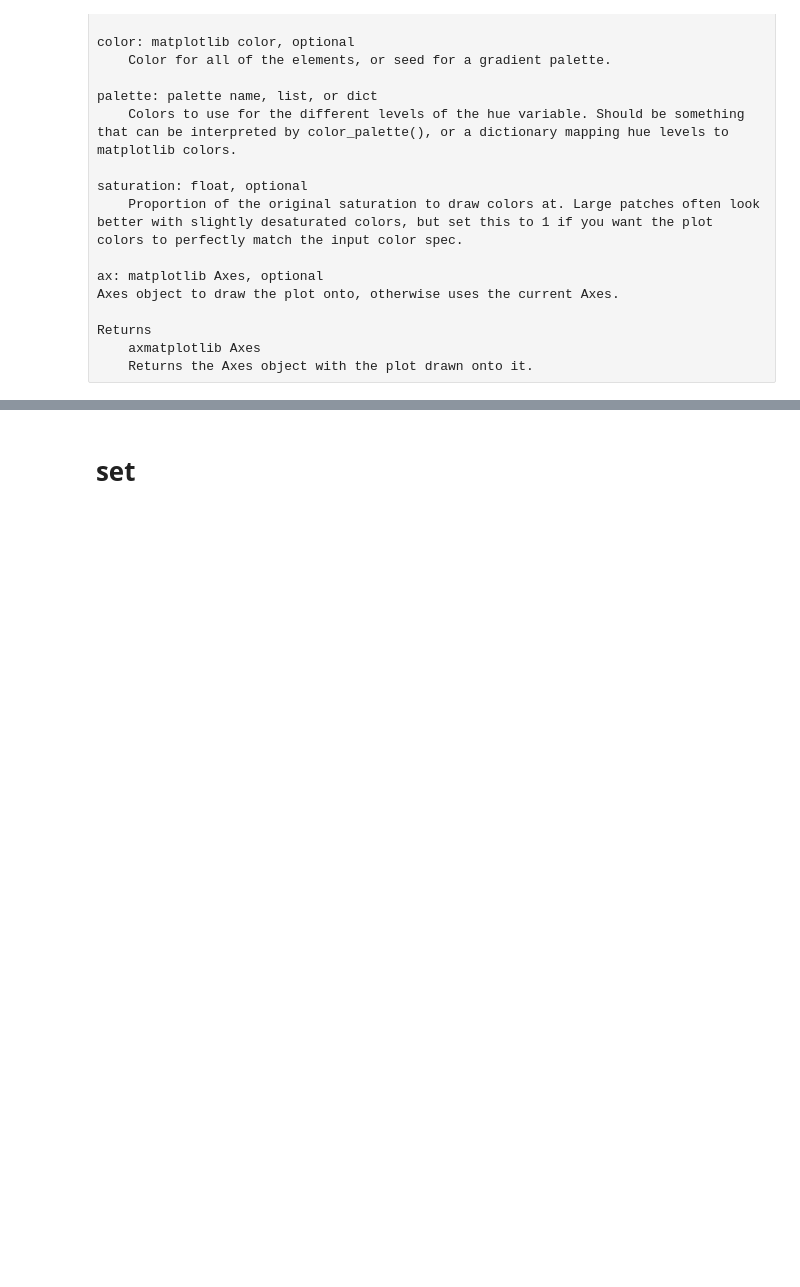
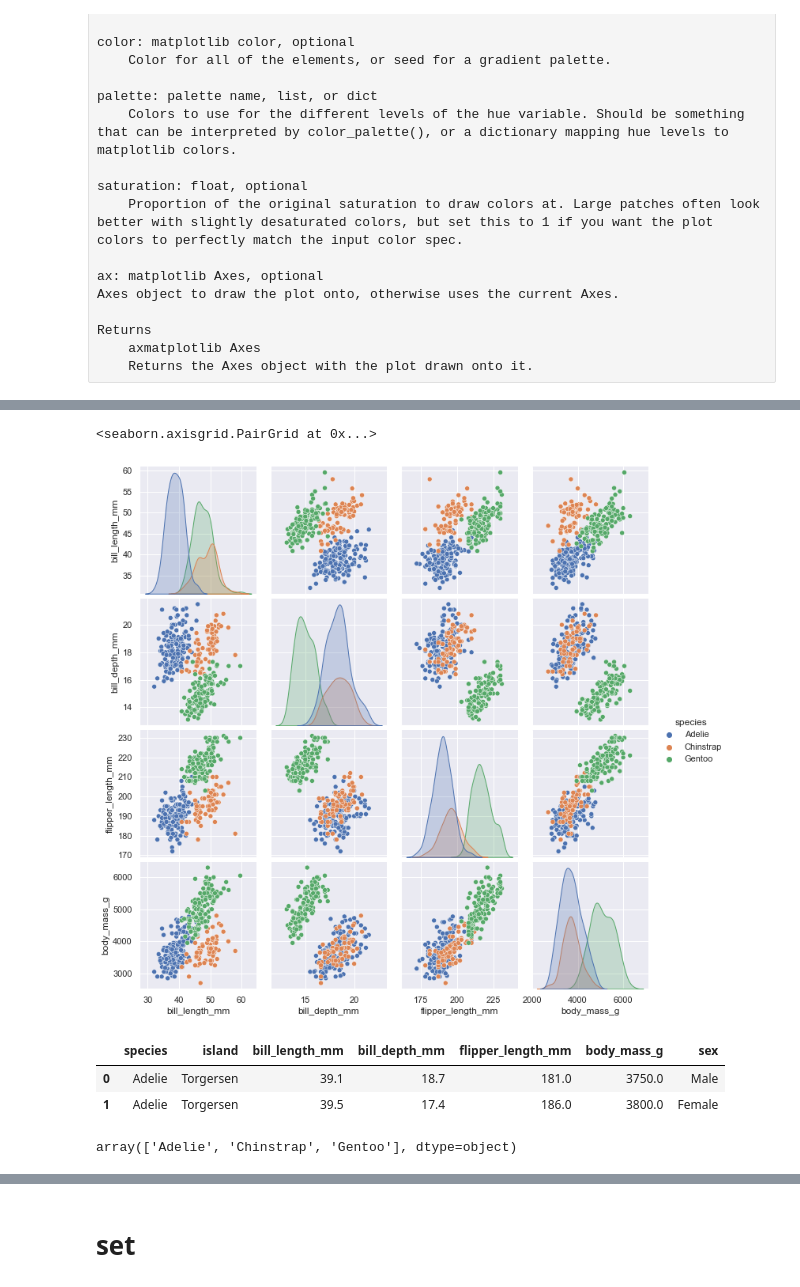
Before and after one commit to sunocean01/Matplotlib_Note, a Jupyter notebook: seaborn_module.ipynb, the cells around one changed output, grey strips where cells are left out. Saved outputs shown, nothing was run; the diff lists cells and outputs as text; code cells hidden in the pictures; blank space fills up the shorter version.

```diff
--- a/seaborn_module.ipynb
+++ b/seaborn_module.ipynb
@@ -1577,0 +1630,15 @@ snsdata.day.unique()
+# %%
+sns.pairplot(data=penguins,hue="species")
+# %% [output]
+<seaborn.axisgrid.PairGrid at 0x...>
+[figure, added]
+# %%
+penguins.head(2)
+# %% [output]
+|  | species | island | bill_length_mm | bill_depth_mm | flipper_length_mm | body_mass_g | sex |
+| 0 | Adelie | Torgersen | 39.1 | 18.7 | 181.0 | 3750.0 | Male |
+| 1 | Adelie | Torgersen | 39.5 | 17.4 | 186.0 | 3800.0 | Female |
+# %%
+penguins['species'].unique()
+# %% [output]
+array(['Adelie', 'Chinstrap', 'Gentoo'], dtype=object)
```
Also changed, not shown: parts of 17 cells of this notebook, 1 other file.
